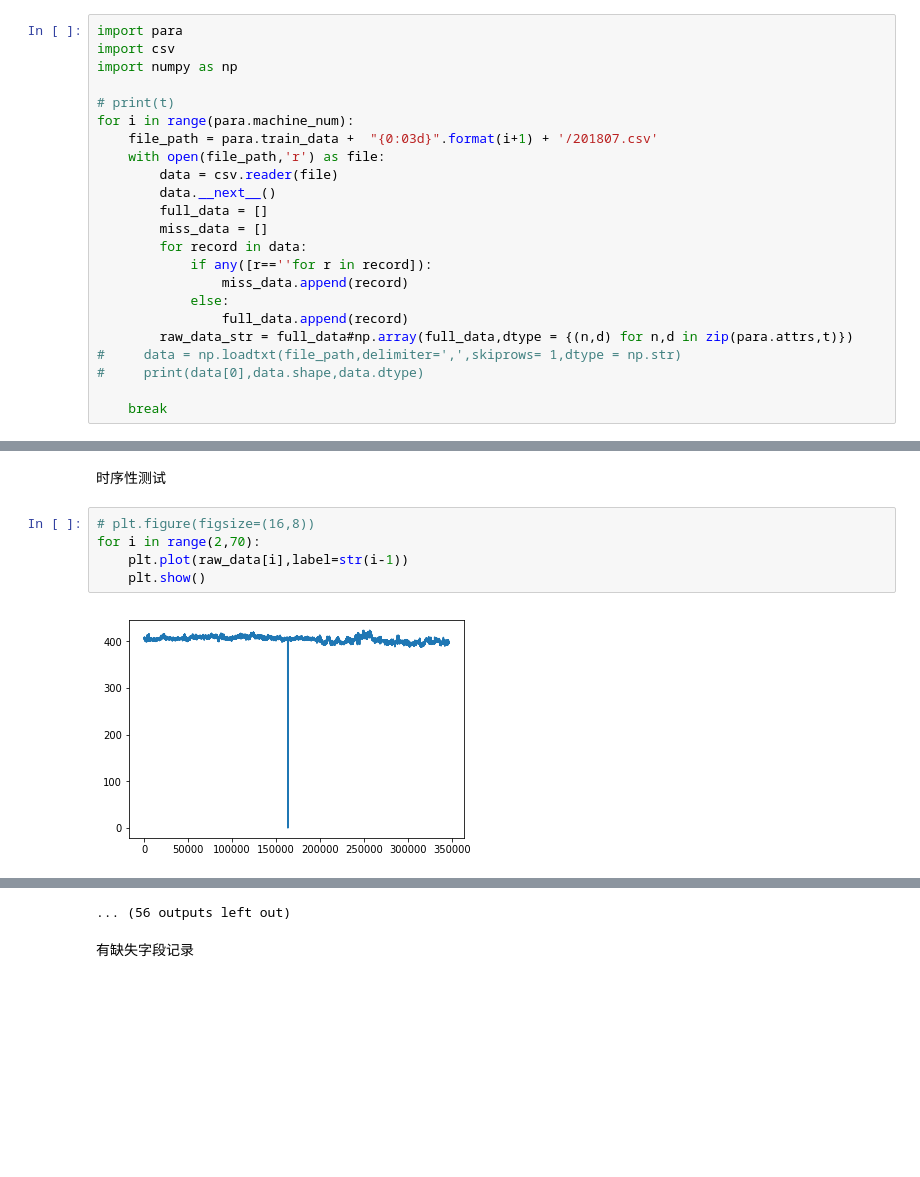
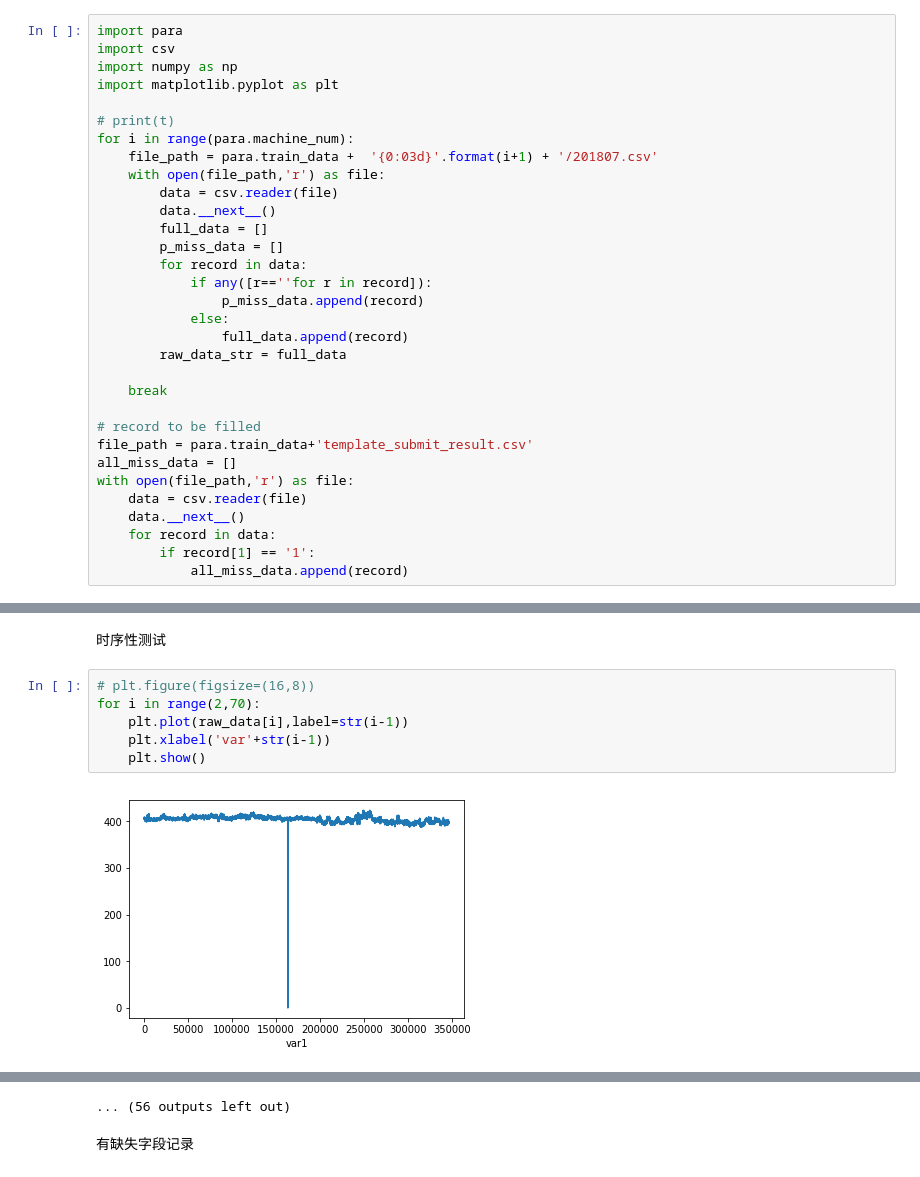
Before and after one commit to Youngyi/YLB-tech, a Jupyter notebook: main.ipynb, the cells around one changed output, grey strips where cells are left out. Drawn from its saved outputs; the diff is of its cells as text; blank space fills up the shorter version.

```diff
--- a/main.ipynb
+++ b/main.ipynb
@@ -4,25 +4,34 @@
 import para
 import csv
 import numpy as np
+import matplotlib.pyplot as plt
 
 # print(t)
 for i in range(para.machine_num):
-    file_path = para.train_data +  "{0:03d}".format(i+1) + '/201807.csv'
+    file_path = para.train_data +  '{0:03d}'.format(i+1) + '/201807.csv'
     with open(file_path,'r') as file:
         data = csv.reader(file)
         data.__next__()
         full_data = []
-        miss_data = []
+        p_miss_data = []
         for record in data:
             if any([r==''for r in record]):
-                miss_data.append(record)
+                p_miss_data.append(record)
             else:
                 full_data.append(record)
-        raw_data_str = full_data#np.array(full_data,dtype = {(n,d) for n,d in zip(para.attrs,t)})
-#     data = np.loadtxt(file_path,delimiter=',',skiprows= 1,dtype = np.str)
-#     print(data[0],data.shape,data.dtype)
+        raw_data_str = full_data
 
     break
+
+# record to be filled
+file_path = para.train_data+'template_submit_result.csv'
+all_miss_data = []
+with open(file_path,'r') as file:
+    data = csv.reader(file)
+    data.__next__()
+    for record in data:
+        if record[1] == '1':
+            all_miss_data.append(record)
 # %% [markdown]
 无缺失字段记录
 # %%
@@ -62,7 +71,8 @@ for i in range(70):
 # %%
 # plt.figure(figsize=(16,8))
 for i in range(2,70):
     plt.plot(raw_data[i],label=str(i-1))
+    plt.xlabel('var'+str(i-1))
     plt.show()
 # %% [output]
-[figure, old version]
+[figure, new version]
```
Also changed, not shown: parts of 12 cells of this notebook.
